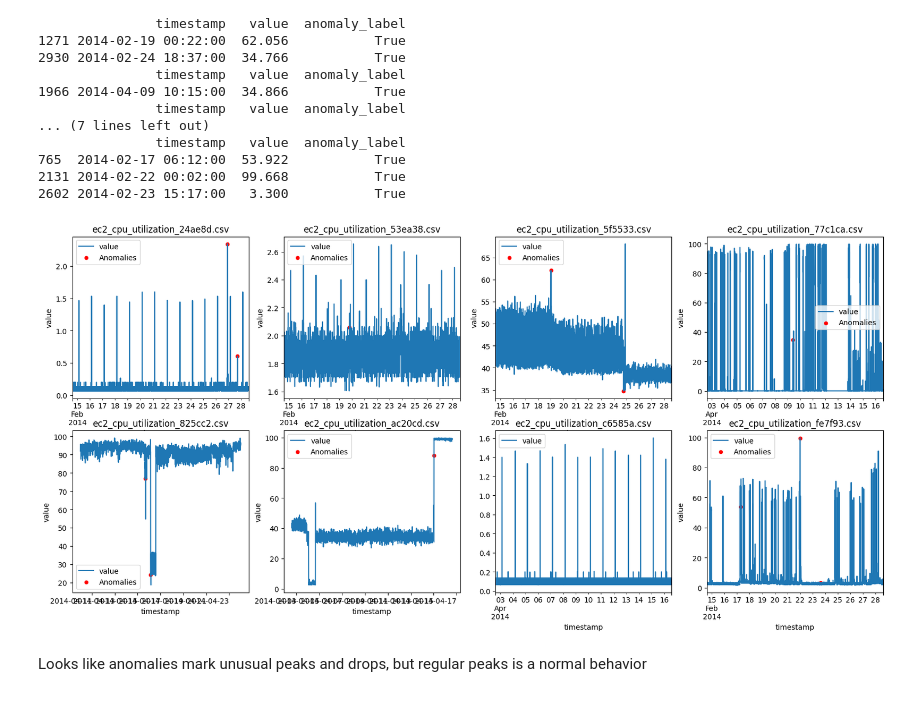
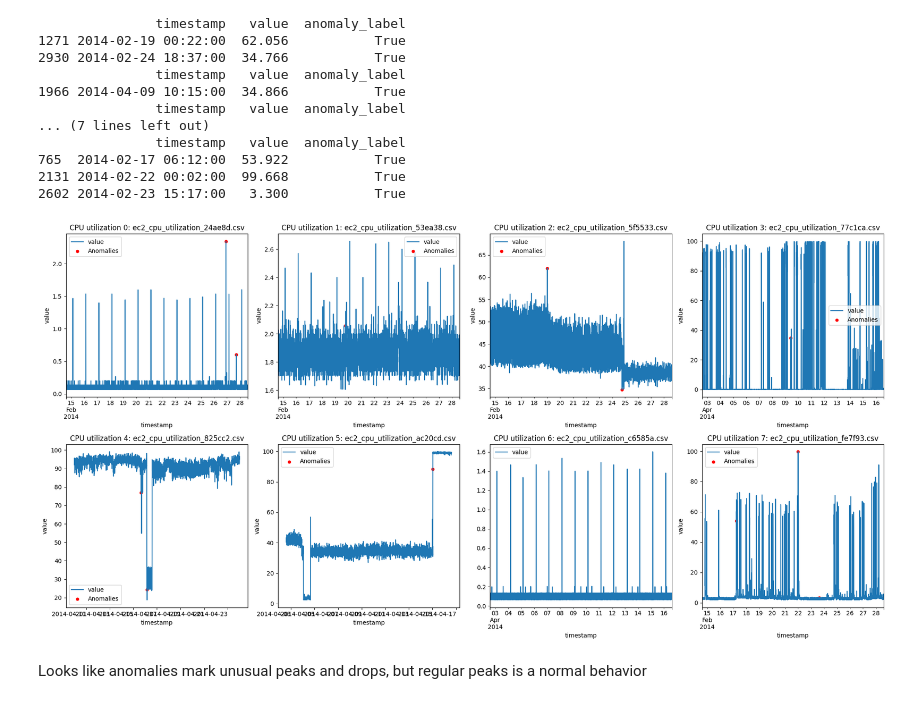
Before and after one commit to MrPsarik/predictive-alerting-for-cloud-metrics, a Jupyter notebook: notebooks/01_data_nab_cloudwatch_eda.ipynb, the cells around one changed output. Saved outputs shown, nothing was run; the diff lists cells and outputs as text; code cells hidden in the pictures.

```diff
--- a/notebooks/01_data_nab_cloudwatch_eda.ipynb
+++ b/notebooks/01_data_nab_cloudwatch_eda.ipynb
@@ -60,21 +60,22 @@ for filename, df in dfs.items():
 # %%
 labels_path = "../data/labels/combined_labels.json"
 
 with open(labels_path, "r") as f:
     labels = json.load(f)
 
 fig, axs = plt.subplots(2, 4, figsize=(20, 10))
 
 for i, filename in enumerate(dfs.keys()):
     df = dfs[filename]
-    df.plot(x="timestamp", y="value", ax=axs.flat[i], title=filename)
+    df.plot(x="timestamp", y="value", ax=axs.flat[i], title="CPU utilization " + str(i) + ": " + filename)
     anomalies = df[df['anomaly_label'] == True]
     if not anomalies.empty:
         anomalies.plot.scatter(x="timestamp", y="value", ax=axs.flat[i], color='red', label='Anomalies')
     axs.flat[i].legend()
 
+plt.tight_layout()
 plt.show()
 # %% [output]
-[figure, old version]
+[figure, new version]
 # %% [markdown]
 Looks like anomalies mark unusual peaks and drops, but regular peaks is a normal behavior
```
